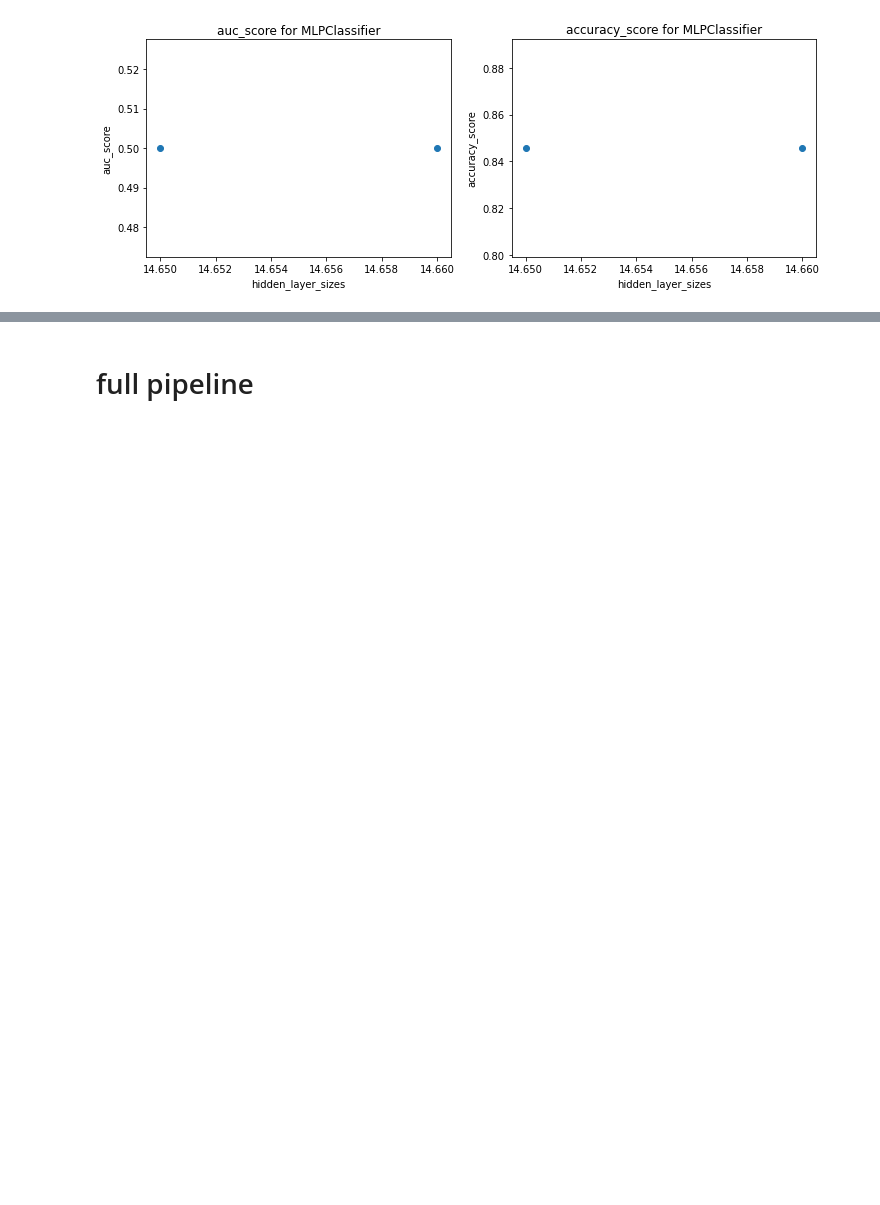
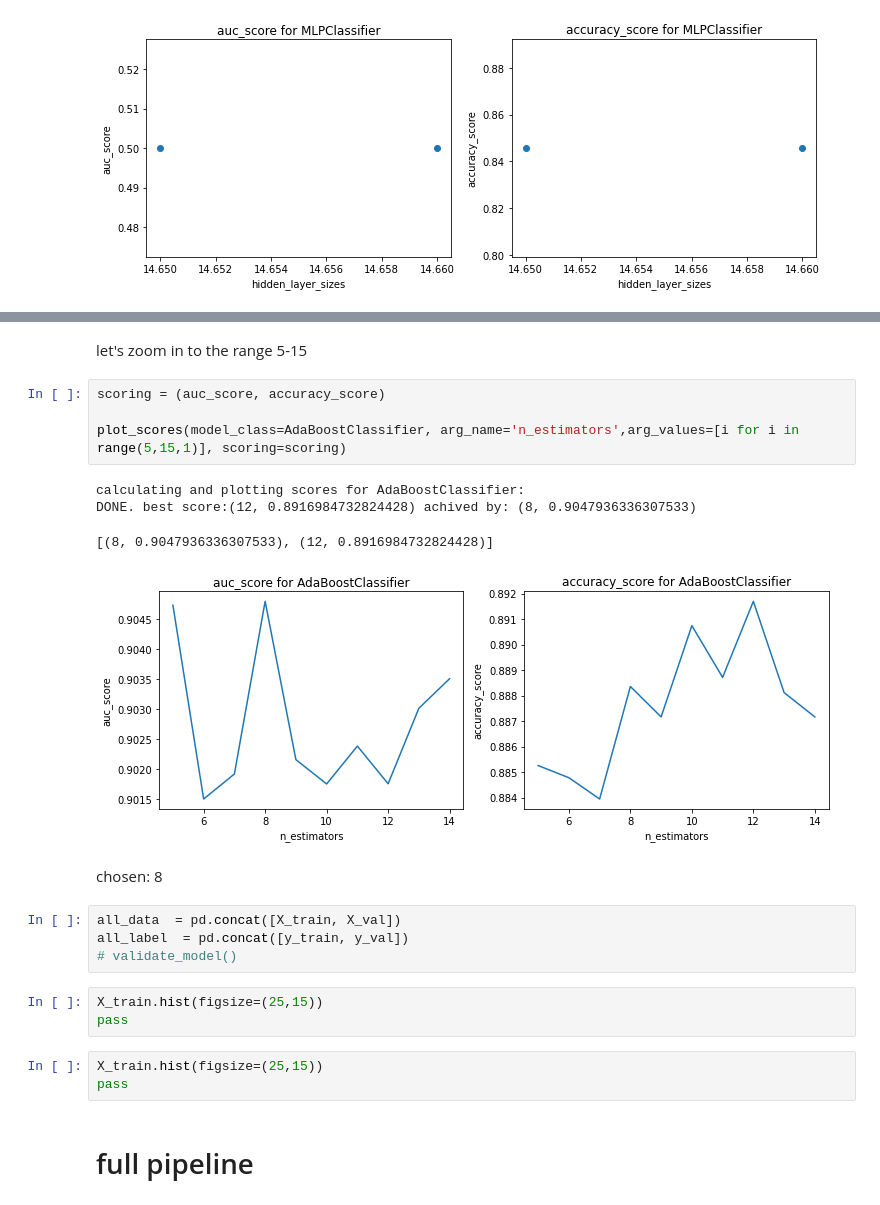
Before and after one commit to MrPupik/INTO_TO_ML, a Jupyter notebook: project/itay_nb.ipynb, the cells around one changed output, grey strips where cells are left out. Saved outputs shown, nothing was run; the diff lists cells and outputs as text; blank space fills up the shorter version.

```diff
--- a/project/itay_nb.ipynb
+++ b/project/itay_nb.ipynb
@@ -845,3 +775,26 @@ DONE. best score:(7, 0.8469704198473282) achived by: (13, 0.8271643235678175)
+# %% [markdown]
+let's zoom in to the range 5-15
+# %%
+scoring = (auc_score, accuracy_score)
+
+plot_scores(model_class=AdaBoostClassifier, arg_name='n_estimators',arg_values=[i for i in range(5,15,1)], scoring=scoring)
+# %% [output]
+calculating and plotting scores for AdaBoostClassifier:
+DONE. best score:(12, 0.8916984732824428) achived by: (8, 0.9047936336307533)
+[(8, 0.9047936336307533), (12, 0.8916984732824428)]
+[figure, added]
+# %% [markdown]
+chosen: 8
+# %%
+all_data  = pd.concat([X_train, X_val])
+all_label  = pd.concat([y_train, y_val])
+# validate_model()
+# %%
+X_train.hist(figsize=(25,15))
+pass
+# %%
+X_train.hist(figsize=(25,15))
+pass
 # %% [markdown]
 # full pipeline
 # %%
```
Also changed, not shown: parts of 20 cells of this notebook.
